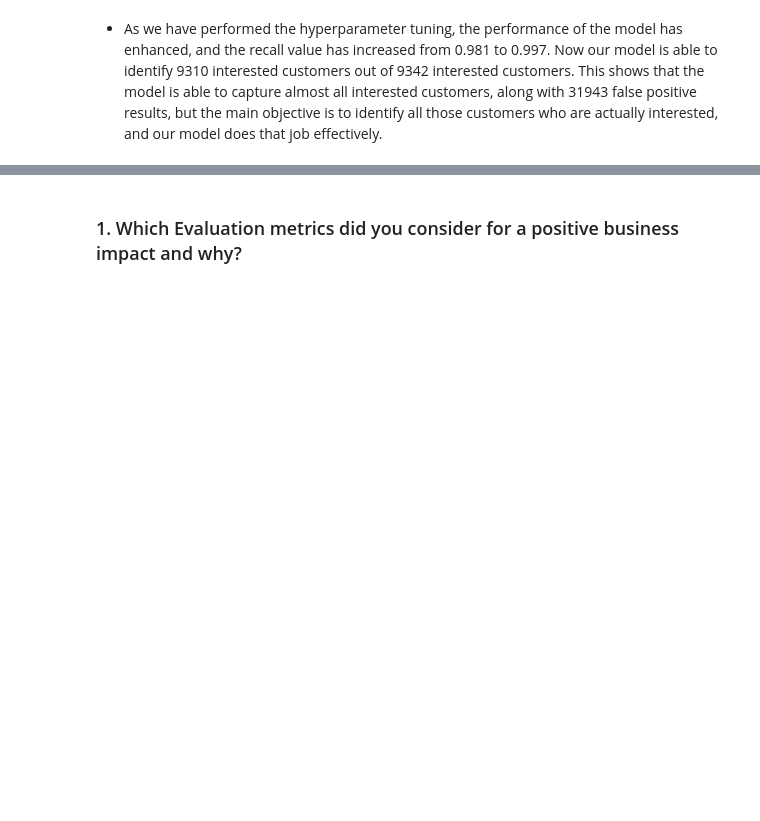
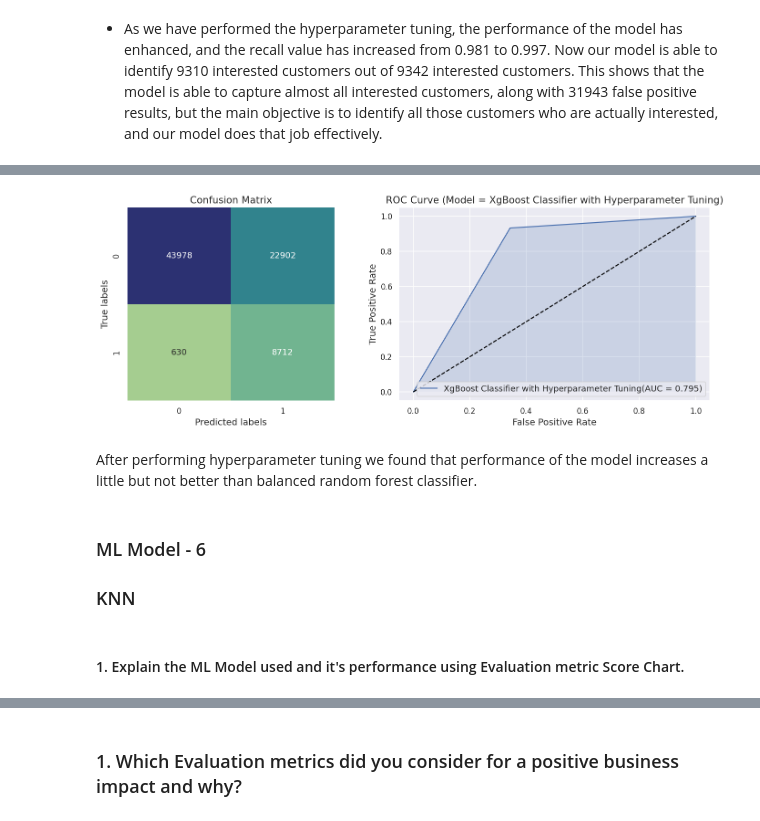
Before and after one commit to abhijain1216/Health-Insurance-Cross-Sell-Prediction-Classification-Project, a Jupyter notebook: Health_Insurance_Cross_Sell_Prediction_Classification_Project.ipynb, the cells around one changed output, grey strips where cells are left out. Drawn from its saved outputs; the diff is of its cells as text; code cells hidden in the pictures; blank space fills up the shorter version.

```diff
--- a/Health_Insurance_Cross_Sell_Prediction_Classification_Project.ipynb
+++ b/Health_Insurance_Cross_Sell_Prediction_Classification_Project.ipynb
@@ -1890,0 +1938,16 @@ Y_test_pred_brf = bal_randomforest_classifier.predict(X_test)
+# %%
+# Implementation with hyperparameter optimization techniques (i.e., GridSearch CV, RandomSearch CV, Bayesian Optimization etc.)
+xgboost = XGBClassifier(n_estimators = 120,learning_rate = 0.06,random_state = 0)
+parameters = {'max_depth':[4,5],'subsample':[0.5,0.6,0.7,0.8],'colsample_bytree':[0.6,0.7,0.8],'colsample_bylevel':[0.6,0.7,0.8], 'colsample_bynode':[0.6,0.7,0.8],'reg_lambda':[6,7,8,9]}
+xgboost_classifier_cv = RandomizedSearchCV(xgboost, parameters, scoring='recall', cv=3,n_jobs = -1)
+
+# Fit the Algorithm
+xgboost_classifier_cv.fit(X_train_res,Y_train_res)
+
+# Predict on the model
+Y_train_pred_xgb_cv = xgboost_classifier_cv.predict(X_train_res)
+Y_test_pred_xgb_cv = xgboost_classifier_cv.predict(X_test)
+
+# Best parameters
+print("The best parameters are found out to be :" ,xgboost_classifier_cv.best_params_)
+print("\nUsing these parameters the Recall is: ", xgboost_classifier_cv.best_score_)
@@ -1890,0 +1980,11 @@ Y_test_pred_brf = bal_randomforest_classifier.predict(X_test)
+# %%
+# Confusion matrix and ROC curve for test data
+results_visualization(Y_test,Y_test_pred_xgb_cv,'XgBoost Classifier with Hyperparameter Tuning')
+# %% [output]
+[figure, added]
+# %% [markdown]
+After performing hyperparameter tuning we found that performance of the model increases a little but not better than balanced random forest classifier.
+# %% [markdown]
+### ML Model - 6
+
+### KNN
@@ -1890,0 +2005,2 @@ Y_test_pred_brf = bal_randomforest_classifier.predict(X_test)
+# %% [markdown]
+#### 1. Explain the ML Model used and it's performance using Evaluation metric Score Chart.
```
Also changed, not shown: parts of 33 cells of this notebook.
